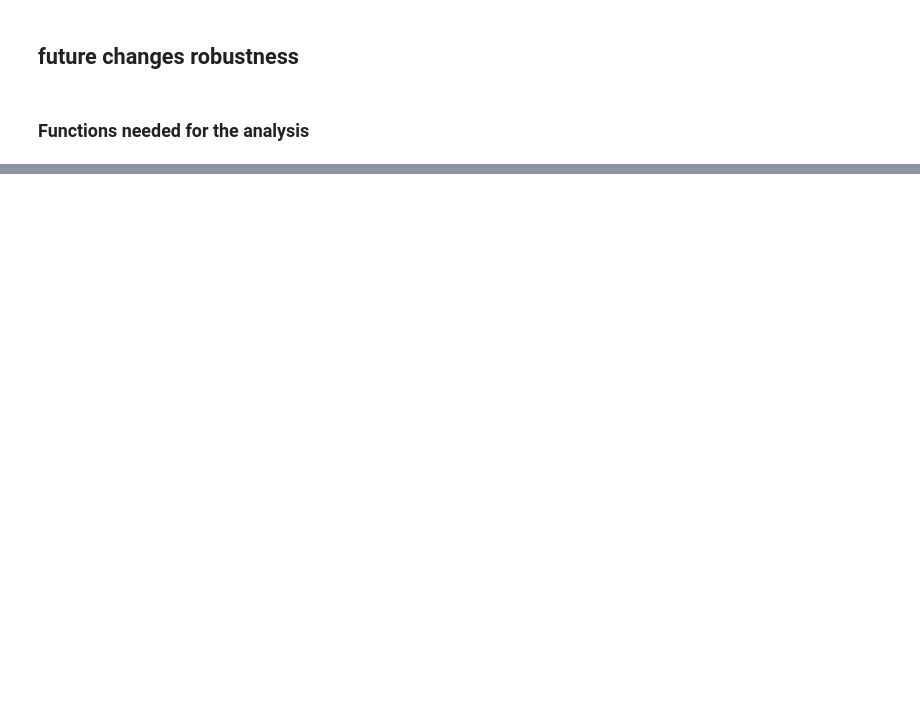
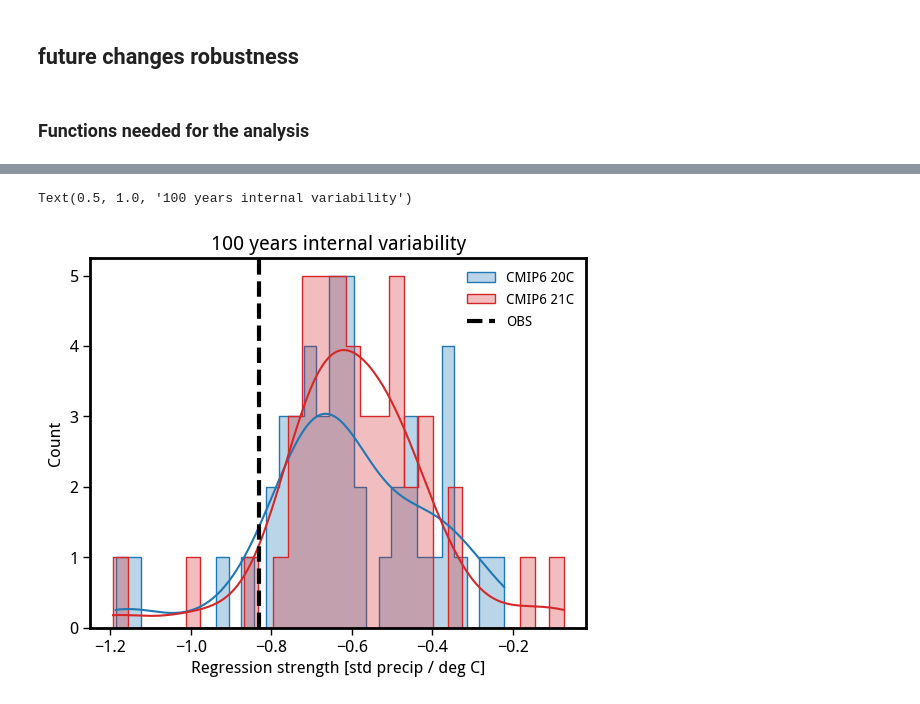
Before and after one commit to adisen99/enso_teleconnection_robustness, a Jupyter notebook: 02_future_robustness.ipynb, the cells around one changed output, grey strips where cells are left out. Drawn from its saved outputs; the diff is of its cells as text; code cells hidden in the pictures; blank space fills up the shorter version.

```diff
--- a/02_future_robustness.ipynb
+++ b/02_future_robustness.ipynb
@@ -148,0 +161,3 @@ eaus_access_std = eaus_access_det/eaus_access_det.std('time')
+# %%
+reg_std_cmip['model'] = nino34_ssp5_cmip.drop_sel(model='KIOST-ESM')['model']
+reg_std_access['model'] = nino34_access_ssp5['model']
@@ -162,0 +193,12 @@ sns.histplot(regr_21c_access, bins=11, color='tab:red', alpha=0.5, kde=True)
+# %%
+sns.histplot(regr_cmip_20c, element='step', kde=True, bins=31, alpha=0.3, color='tab:blue', label='CMIP6 20C')
+sns.histplot(regr_cmip_21c, element='step', kde=True, bins=31, alpha=0.3, color='tab:red', label='CMIP6 21C')
+plt.axvline(regr_obs, color='k', lw=3.0, ls='--', label='OBS')
+# sns.histplot(, element='step', kde=True, bins=31, alpha=0.3, color='tab:red', label='access')
+# sns.histplot(, element='step', kde=True, bins=31, alpha=0.3, color='tab:blue', label='canesm')
+plt.legend(frameon=False, fontsize=10)
+plt.xlabel('Regression strength [std precip / deg C]')
+plt.title('100 years internal variability')
+# %% [output]
+Text(0.5, 1.0, '100 years internal variability')
+[figure, added]
```
Also changed, not shown: parts of 29 cells of this notebook, 2 other files.
